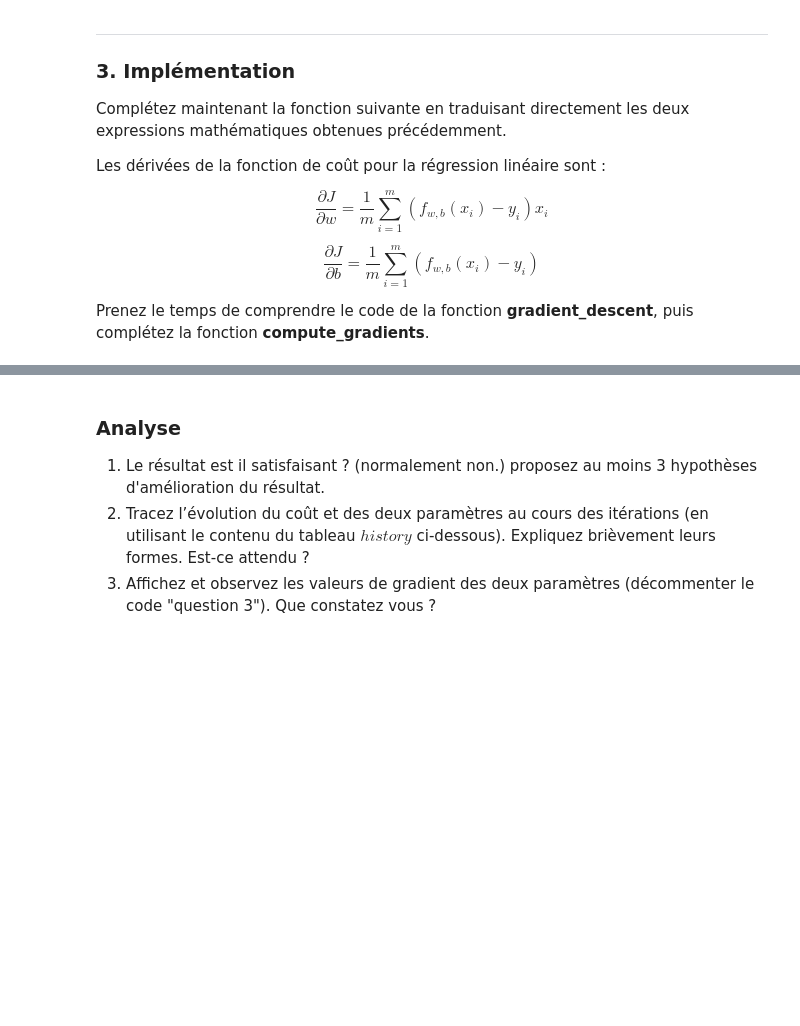
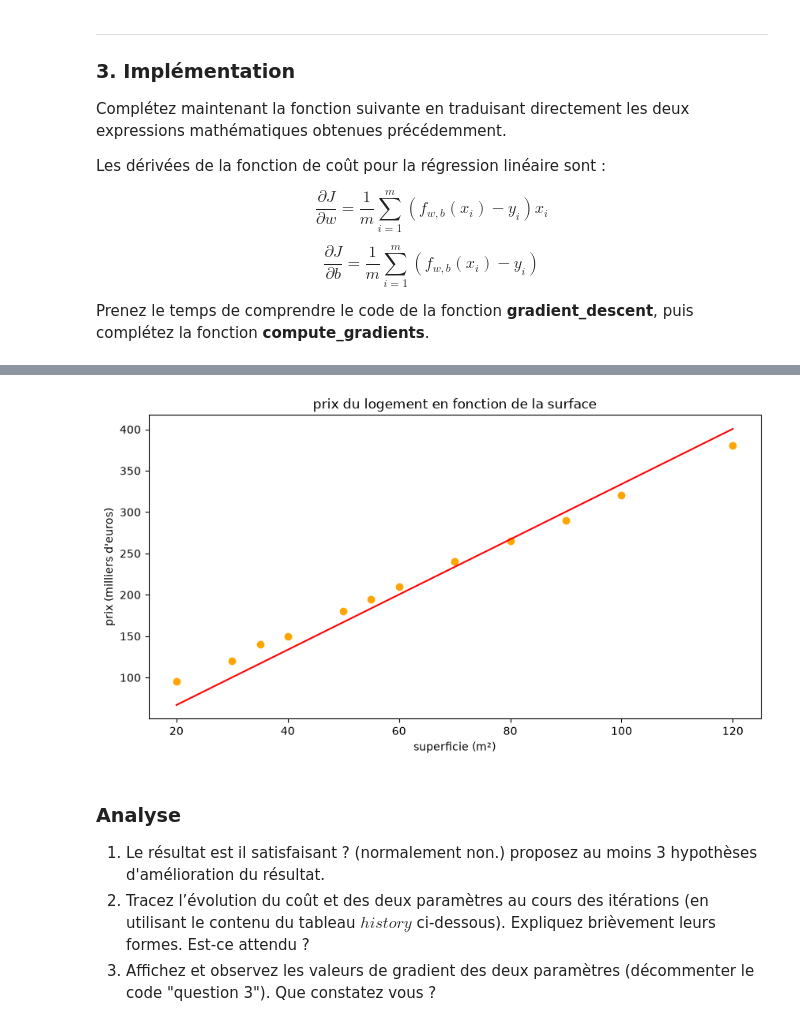
Before and after one commit to linasbd/Projet-info-L3, a Jupyter notebook: TD1_intro_machine_learning.ipynb, the cells around one changed output, grey strips where cells are left out. Drawn from its saved outputs; the diff is of its cells as text; code cells hidden in the pictures; blank space fills up the shorter version.

```diff
--- a/TD1_intro_machine_learning.ipynb
+++ b/TD1_intro_machine_learning.ipynb
@@ -359,12 +372,12 @@ def compute_gradients(X, y, w, b):
     m = np.size(X)
     # À faire
     # Prédictions du modèle
-    predicted_y = ...
+    predicted_y = predict_linear(X, w, b)
     # Distances entre prédictions et valeurs réelles
-    dist = ...
+    dist = predicted_y - y
     # gradients
-    dw = ...
-    db = ...
+    dw = sum(dist*X)/m
+    db = sum(dist)/m
 
     return dw, db
 
@@ -398,3 +411,4 @@ plt.title("prix du logement en fonction de la surface")
 plt.ylabel("prix (milliers d'euros)")
 plt.xlabel('superficie (m²)')
 plt.show()
+# %% [output]
@@ -401,3 +417,4 @@ plt.show()
+[figure, added]
 # %% [markdown]
 ### Analyse
 1. Le résultat est il satisfaisant ? (normalement non.) proposez au moins 3 hypothèses d'amélioration du résultat.
```
Also changed, not shown: parts of 15 cells of this notebook.
